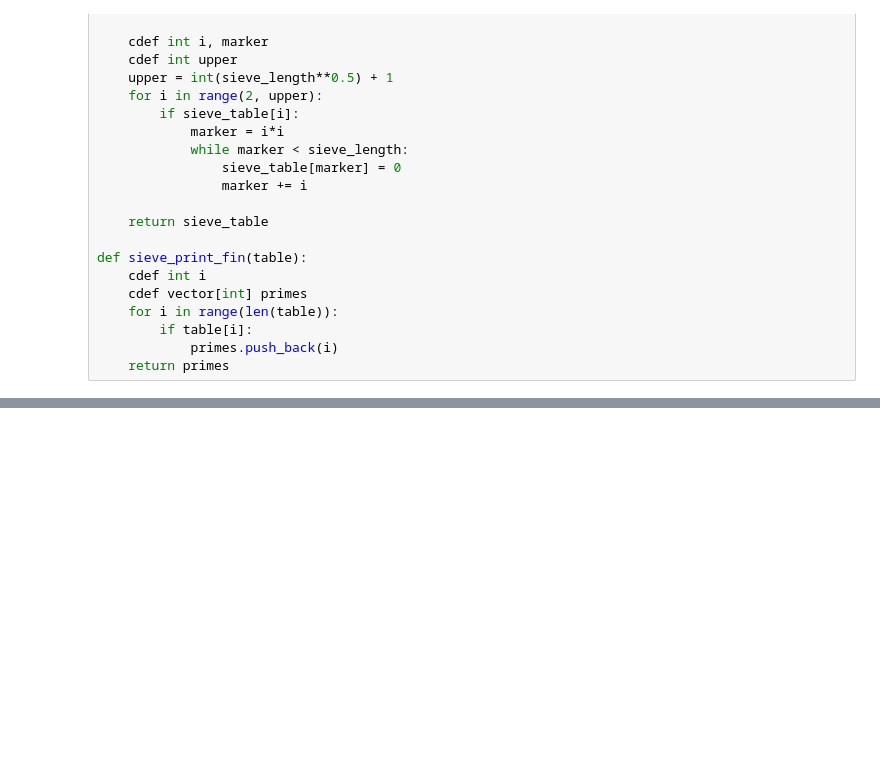
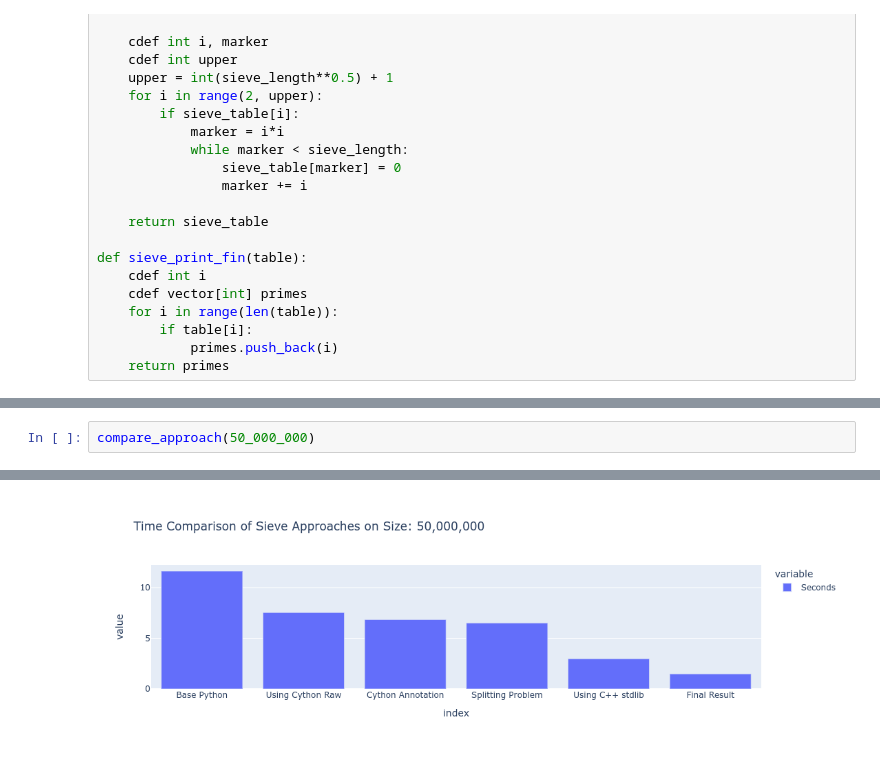
Before and after one commit to Andesha/sharcnet-cython, a Jupyter notebook: reference.ipynb, the cells around one changed output, grey strips where cells are left out. Cells and saved outputs as stored; diff of their text form; blank space fills up the shorter version.

```diff
--- a/reference.ipynb
+++ b/reference.ipynb
@@ -283,0 +330,3 @@ prime_list = sieve_print_fin(table)
+# %%
+compare_approach(50_000_000)
+# %% [output]
@@ -283,0 +339 @@ prime_list = sieve_print_fin(table)
+[figure, added]
```
Also changed, not shown: parts of 15 cells of this notebook.
